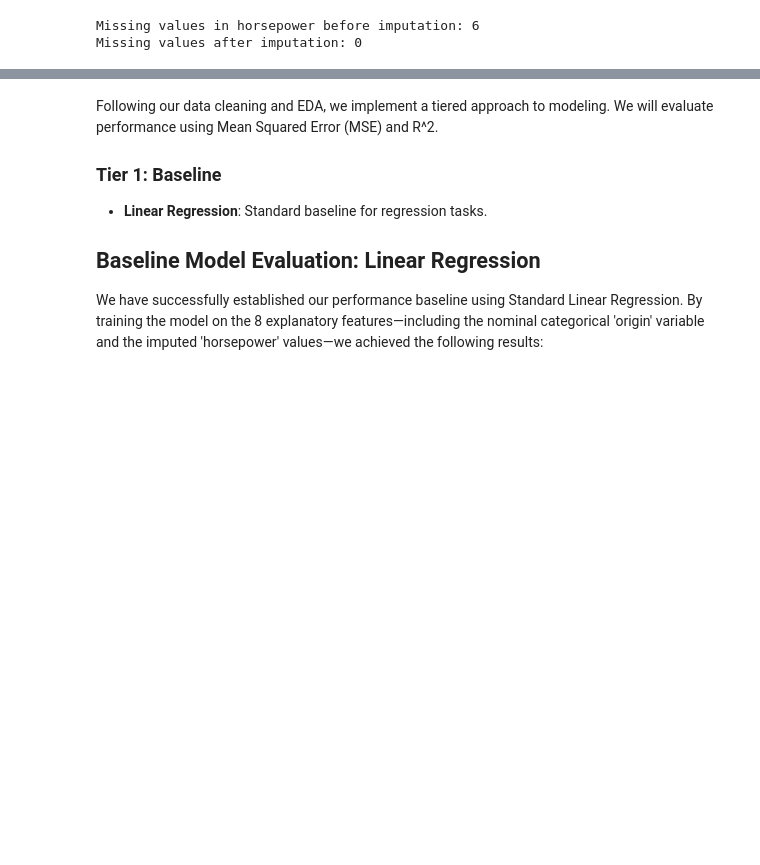
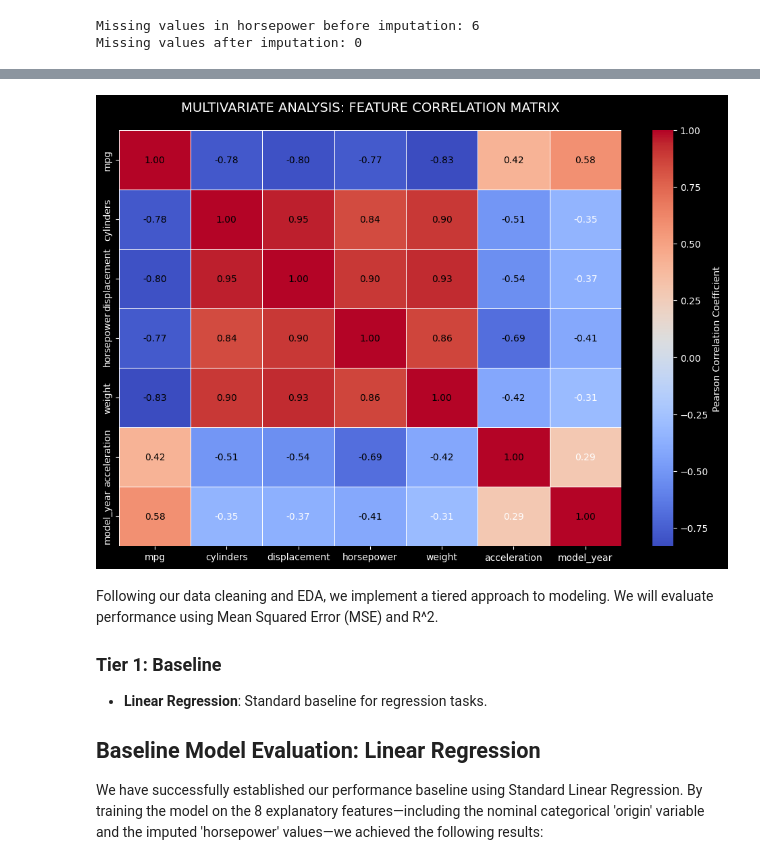
Before and after one commit to panosgv/auto-mpg-regression-analysis, a Jupyter notebook: notebooks/02_Main_Analysis.ipynb, the cells around one changed output, grey strips where cells are left out. Drawn from its saved outputs; the diff is of its cells as text; code cells hidden in the pictures; blank space fills up the shorter version.

```diff
--- a/notebooks/02_Main_Analysis.ipynb
+++ b/notebooks/02_Main_Analysis.ipynb
@@ -79,3 +160,37 @@ Missing values after imputation: 0
+# %%
+plt.figure(figsize=(12, 8), facecolor='black')
+ax = plt.gca()
+ax.set_facecolor('black')
+
+# Isolate numeric columns only for correlation math
+numeric_df = df.select_dtypes(include=[np.number])
+corr = numeric_df.corr()
+
+# Create Heatmap
+heatmap = sns.heatmap(corr, annot=True, cmap='coolwarm', fmt=".2f", linewidths=0.5,
+                      ax=ax, cbar_kws={'label': 'Pearson Correlation Coefficient'})
+
+# Adjust Colorbar Text to fit the dark theme
+cbar = heatmap.collections[0].colorbar
+cbar.ax.yaxis.set_tick_params(color='white')
+plt.setp(cbar.ax.yaxis.get_ticklabels(), color='white')
+cbar.set_label('Pearson Correlation Coefficient', color='white')
+
+# Adjust annotations inside the heatmap to be visible
+for text in ax.texts:
+    text.set_color("black" if abs(float(text.get_text())) > 0.4 else "white")
+
+# AXIS STYLING
+plt.title("MULTIVARIATE ANALYSIS: FEATURE CORRELATION MATRIX", color='white', fontsize=14, pad=20)
+ax.tick_params(axis='both', colors='white', labelsize=10)
+
+for spine in ax.spines.values():
+    spine.set_color('#39FF14') # Neon Green frame
+    spine.set_linewidth(2)
+
+plt.show()
+# %% [output]
+[figure, added]
 # %% [markdown]
  Following our data cleaning and EDA, we implement a tiered approach to modeling.
  We will evaluate performance using Mean Squared Error (MSE) and R^2.
```
Also changed, not shown: parts of 4 cells of this notebook.
